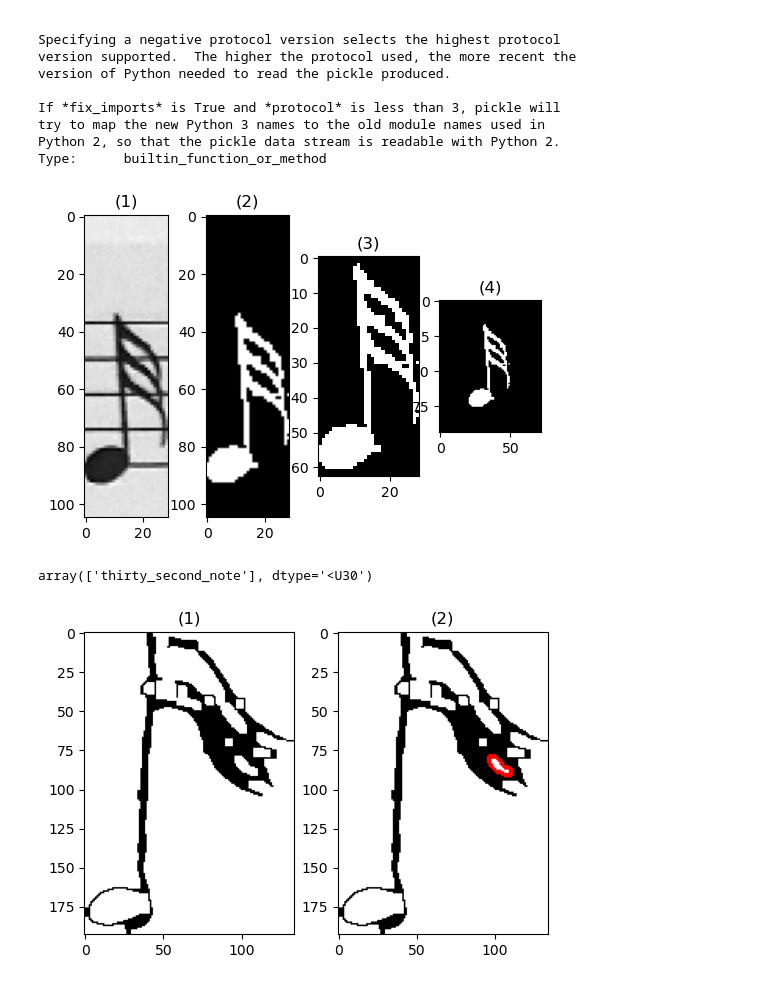
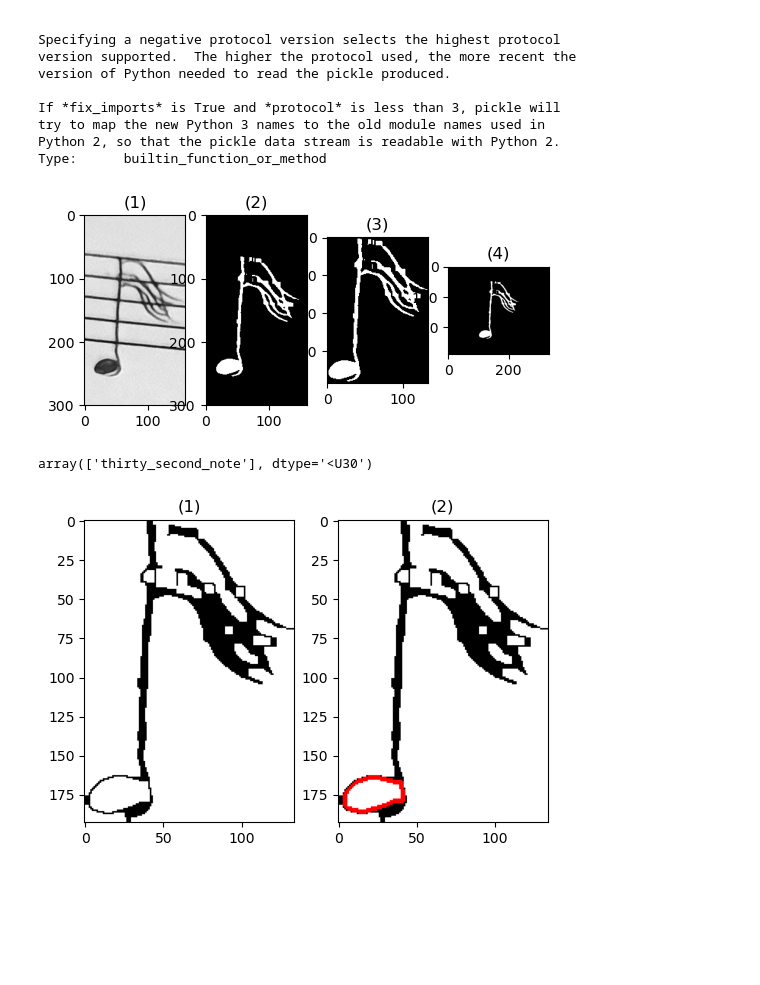
Before and after one commit to Yaamani/omr-image-processing, a Jupyter notebook: Junk/Yamani/ourClassifier.ipynb, the cells around one changed output. Drawn from its saved outputs; the diff is of its cells as text; code cells hidden in the pictures; blank space fills up the shorter version.

```diff
--- a/Junk/Yamani/ourClassifier.ipynb
+++ b/Junk/Yamani/ourClassifier.ipynb
@@ -171,13 +171,13 @@ def zoom_in(staff_lines_removed):
 
     return zoomed_in
 # %%
-test = my_imread_gray('shubra1/out6.png')
+test = my_imread_gray('shubra1/13 8.jpg')
 staff_lines_removed = remove_staff_lines(test)
 zoomed_in = zoom_in(staff_lines_removed)
 zoomed_in_padding = add_padding(zoomed_in, ww=int(zoomed_in.shape[1]*2.5), hh=int(zoomed_in.shape[0]*1.5), color=0)
 my_show_images([test, staff_lines_removed, zoomed_in, zoomed_in_padding], dpi=100, row_max=4)
 # %% [output]
-[figure, old version]
+[figure, new version]
 # %%
 staff_lines_removed_features = extract_features(zoomed_in_padding, 'hog')
 classifiers['SVM'].predict([staff_lines_removed_features])
@@ -188,11 +188,11 @@ thresh = cv2.adaptiveThreshold(255-zoomed_in, 256, cv2.ADAPTIVE_THRESH_GAUSSIAN_
 thresh = my_open(thresh, np.ones((5, 5)))
 image, contours, hierarchy = cv2.findContours(thresh, cv2.RETR_TREE, cv2.CHAIN_APPROX_NONE)
 contours_drawn = gray2rgb(np.copy(thresh))
-contours_drawn = cv2.drawContours(contours_drawn, contours[2], -1, (255, 0, 0), 2)
+contours_drawn = cv2.drawContours(contours_drawn, contours[1], -1, (255, 0, 0), 2)
 
 my_show_images([thresh, contours_drawn], dpi=100, row_max=2)
 # %% [output]
-[figure, old version]
+[figure, new version]
 # %%
 ?cv2.drawContours
 # %% [output]
```
Also changed, not shown: 1 other file.
